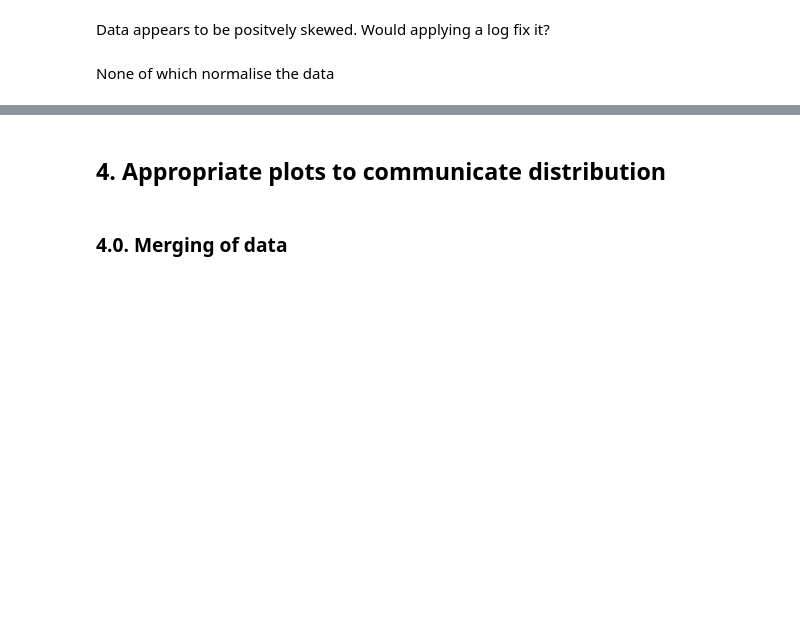
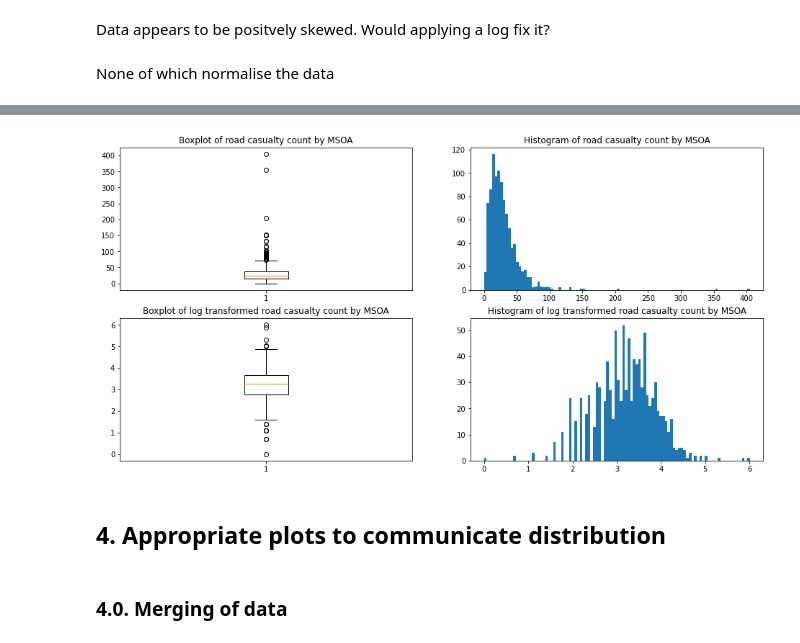
Before and after one commit to ZacharyP-E/qm_group25, a Jupyter notebook: qm_group_code.ipynb, the cells around one changed output, grey strips where cells are left out. Cells and saved outputs as stored; diff of their text form; code cells hidden in the pictures; blank space fills up the shorter version.

```diff
--- a/qm_group_code.ipynb
+++ b/qm_group_code.ipynb
@@ -555,0 +574,5 @@ None of which normalise the data
+# %%
+#Applying a log function to the data
+road_casualty["log_casualties"] = np.log(road_casualty["road_casualty"]+1)  # Add +1 to deal with 'zero' rows in raw data
+
+road_casualty.describe()
@@ -556,3 +589,26 @@ None of which normalise the data
+# %%
+#Plot distribution
+fig, axs = plt.subplots(2, 2, figsize=(16,8))
+
+axs[0,0].boxplot(road_casualty.road_casualty,
+           vert = True)
+axs[0,0].set_title("Boxplot of road casualty count by MSOA")
+
+axs[0,1].hist(road_casualty.road_casualty,
+        bins = 100)
+axs[0,1].set_title("Histogram of road casualty count by MSOA")
+
+axs[1,0].boxplot(road_casualty.log_casualties,
+           vert = True)
+axs[1,0].set_title("Boxplot of log transformed road casualty count by MSOA")
+
+axs[1,1].hist(road_casualty.log_casualties,
+        bins = 100)
+axs[1,1].set_title("Histogram of log transformed road casualty count by MSOA")
+
+plt.show()
+# %% [output]
+[figure, added]
 # %% [markdown]
 ## 4. Appropriate plots to communicate distribution
 # %% [markdown]
```
Also changed, not shown: parts of 5 cells of this notebook.
